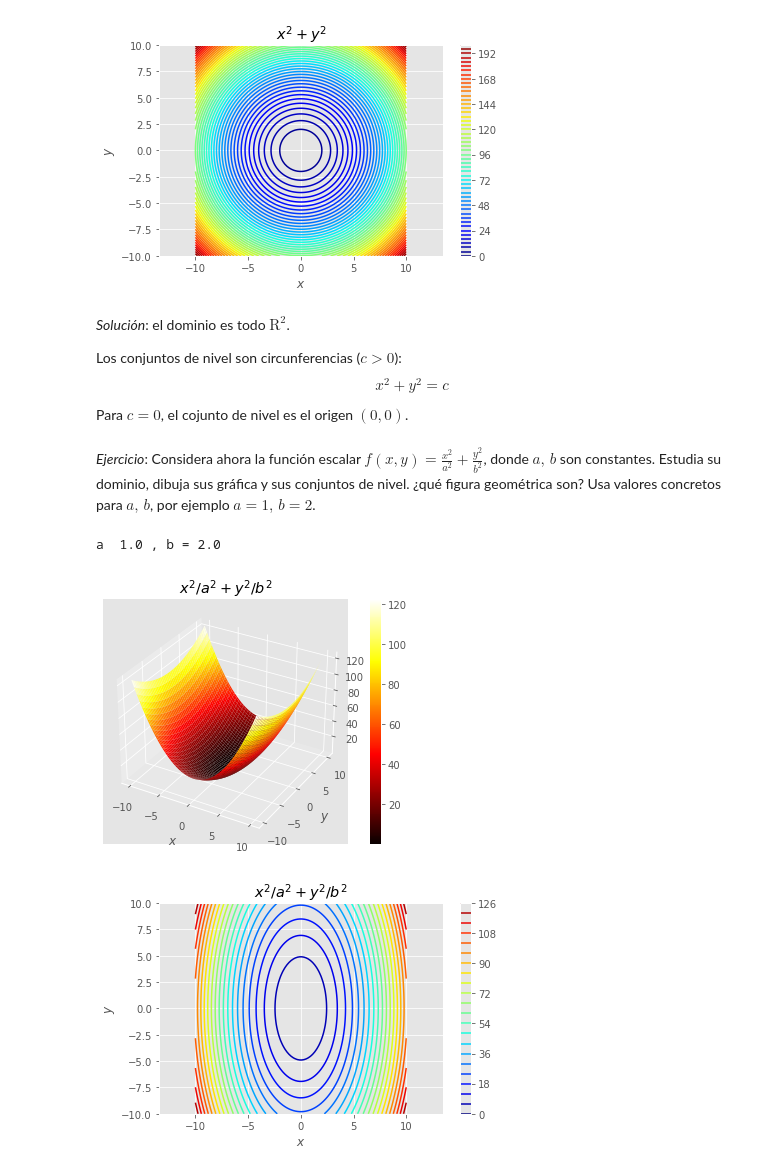
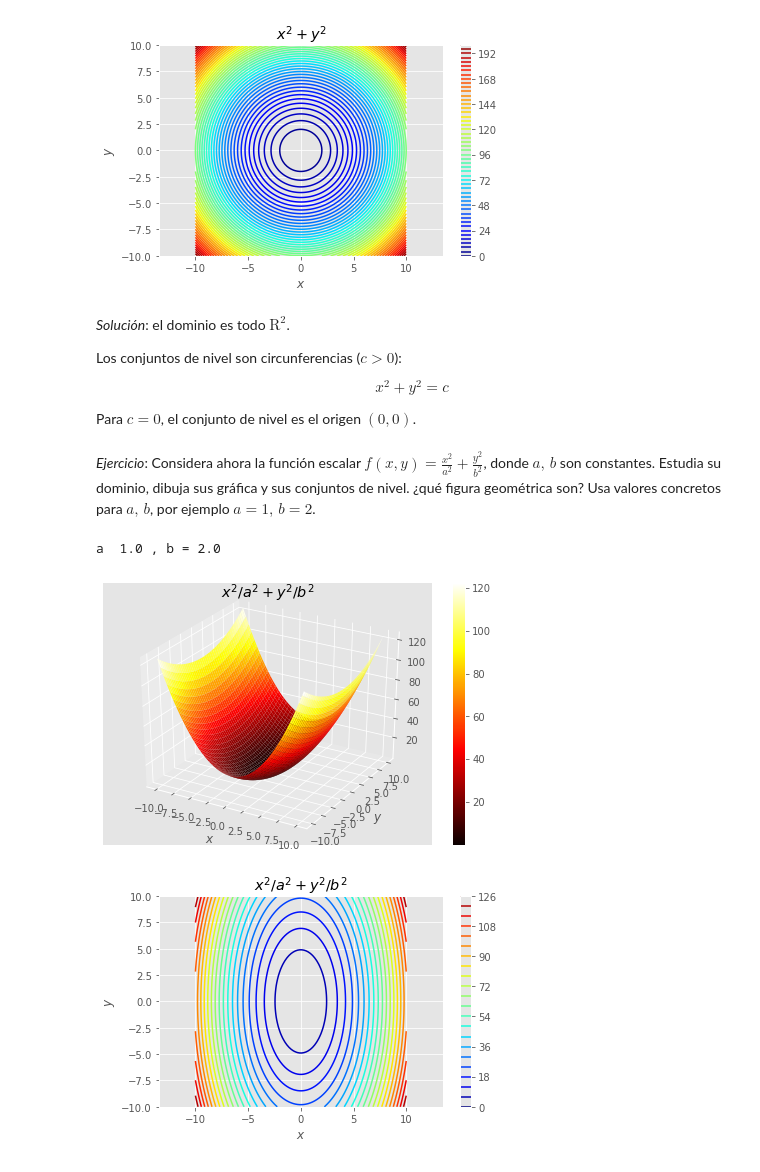
Before and after one commit to xabiercidvidal/USC-MMIII, a Jupyter notebook: notebooks/tderivadas_funcion_escalar_vectorial.ipynb, the cells around one changed output. Saved outputs shown, nothing was run; the diff lists cells and outputs as text; code cells hidden in the pictures.

```diff
--- a/notebooks/tderivadas_funcion_escalar_vectorial.ipynb
+++ b/notebooks/tderivadas_funcion_escalar_vectorial.ipynb
@@ -54,7 +54,7 @@ def charge_potential():
     vms[vms > 1] = 1. # truncate the figure
     xms = rms * np.cos(pms)
     yms = rms * np.sin(pms)
-    fig = plt.figure(); ax = fig.gca(projection='3d')
+    fig = plt.figure(); ax = plt.axes(projection='3d')
     sf = ax.plot_surface(xms, yms, vms, cmap='jet');
     plt.xlabel('$x$'); plt.ylabel('$y$'); ax.set_zlabel('$V(x, y)$')
     plt.title('$V(x, y) = 1/ \sqrt{x^2 + y^2}$')
@@ -148,7 +148,7 @@ xs       = np.linspace(-10., 10., 100)
 ys       = np.linspace(-10., 10., 100)
 xms, yms = np.meshgrid(xs, ys)
 zms = xms*xms + yms*yms
-fig = plt.figure(); ax = fig.gca(projection='3d')
+fig = plt.figure(); ax = plt.axes(projection='3d')
 sf = ax.plot_surface(xms, yms, zms, cmap = 'hot'); fig.colorbar(sf);
 plt.xlabel('$x$'); plt.ylabel('$y$'); plt.title('$x^2 + y^2$');
 plt.tight_layout();
@@ -166,26 +166,28 @@ plt.tight_layout();
 *Solución*: el dominio es todo $\mathrm{R}^2$.
 
 Los conjuntos de nivel son circunferencias ($c > 0$):
+
 $$
 x^{2} + y^{2} = c
 $$
-Para $c = 0$, el cojunto de nivel es el origen $(0, 0)$.
+
+Para $c = 0$, el conjunto de nivel es el origen $(0, 0)$.
 # %% [markdown]
 *Ejercicio*: Considera ahora la función escalar $f(x, y) = \frac{x^2}{a^2} + \frac{y^2}{b^2}$, donde $a, \, b$ son constantes. Estudia su dominio, dibuja sus gráfica y sus conjuntos de nivel. ¿qué figura geométrica son? Usa valores concretos para $a, \, b$, por ejemplo $a =1, \, b = 2$.
 # %%
 xs       = np.linspace(-10., 10., 100)
 ys       = np.linspace(-10., 10., 100)
 xms, yms = np.meshgrid(xs, ys)
 a, b     = 1., 2.
 print('a ', a, ', b =', b)
 zms = +xms*xms/(a*a) + yms*yms/(b*b)
-fig = plt.figure(); ax = fig.gca(projection='3d')
+fig = plt.figure(); ax = plt.axes(projection='3d')
 sf = ax.plot_surface(xms, yms, zms, cmap = 'hot'); fig.colorbar(sf);
 plt.xlabel('$x$'); plt.ylabel('$y$'); plt.title('$x^2/a^2 + y^2/b^2$');
 plt.tight_layout();
 # %% [output]
 a  1.0 , b = 2.0
-[figure, old version]
+[figure, new version]
 # %%
 fig = plt.figure();
 sf  = plt.contour(xms, yms, zms, 20, cmap = 'jet'); fig.colorbar(sf);
```
Also changed, not shown: parts of 8 cells of this notebook, 8 other files.
